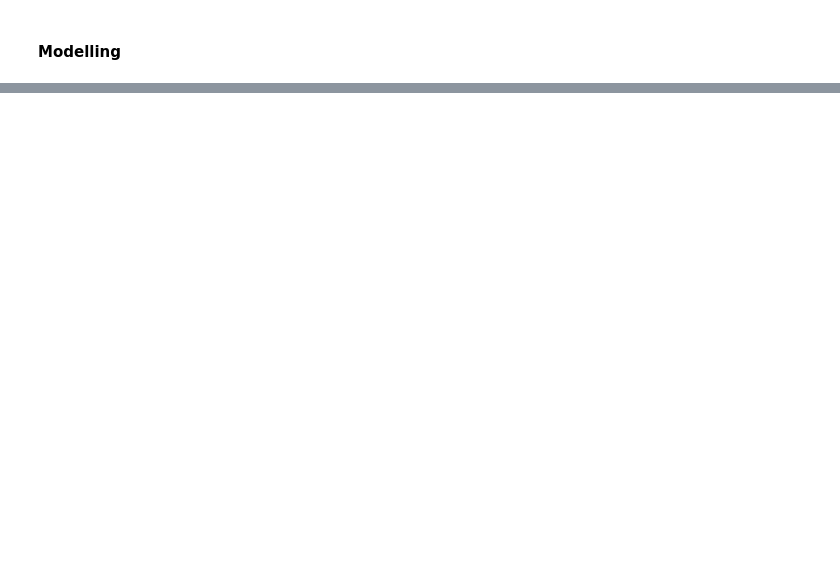
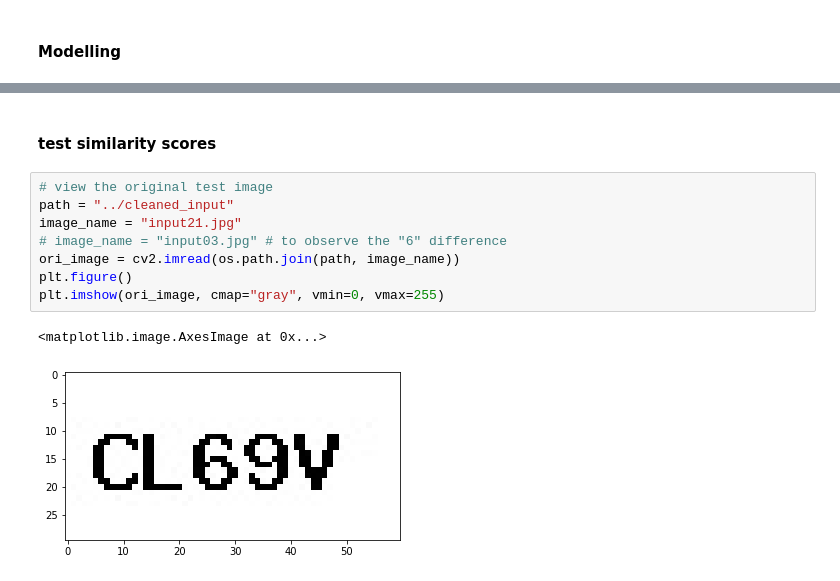
Before and after one commit to yang0369/text_recognition, a Jupyter notebook: EDA.ipynb, the cells around one changed output, grey strips where cells are left out. Cells and saved outputs as stored; diff of their text form; blank space fills up the shorter version.

```diff
--- a/EDA.ipynb
+++ b/EDA.ipynb
@@ -819,0 +761,13 @@ path =
+# %% [markdown]
+#### test similarity scores
+# %%
+# view the original test image
+path = "../cleaned_input"
+image_name = "input21.jpg"
+# image_name = "input03.jpg" # to observe the "6" difference
+ori_image = cv2.imread(os.path.join(path, image_name))
+plt.figure()
+plt.imshow(ori_image, cmap="gray", vmin=0, vmax=255)
+# %% [output]
+<matplotlib.image.AxesImage at 0x...>
+[figure, added]
```
Also changed, not shown: parts of 74 cells of this notebook, 37 other files.
